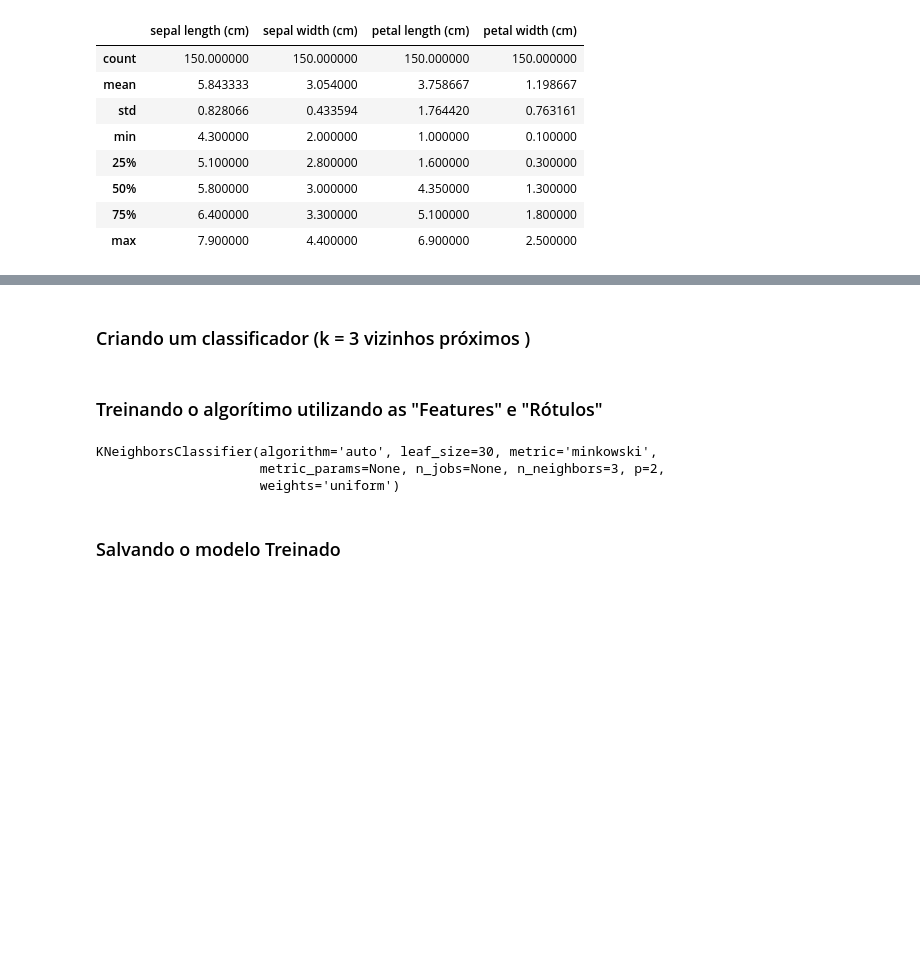
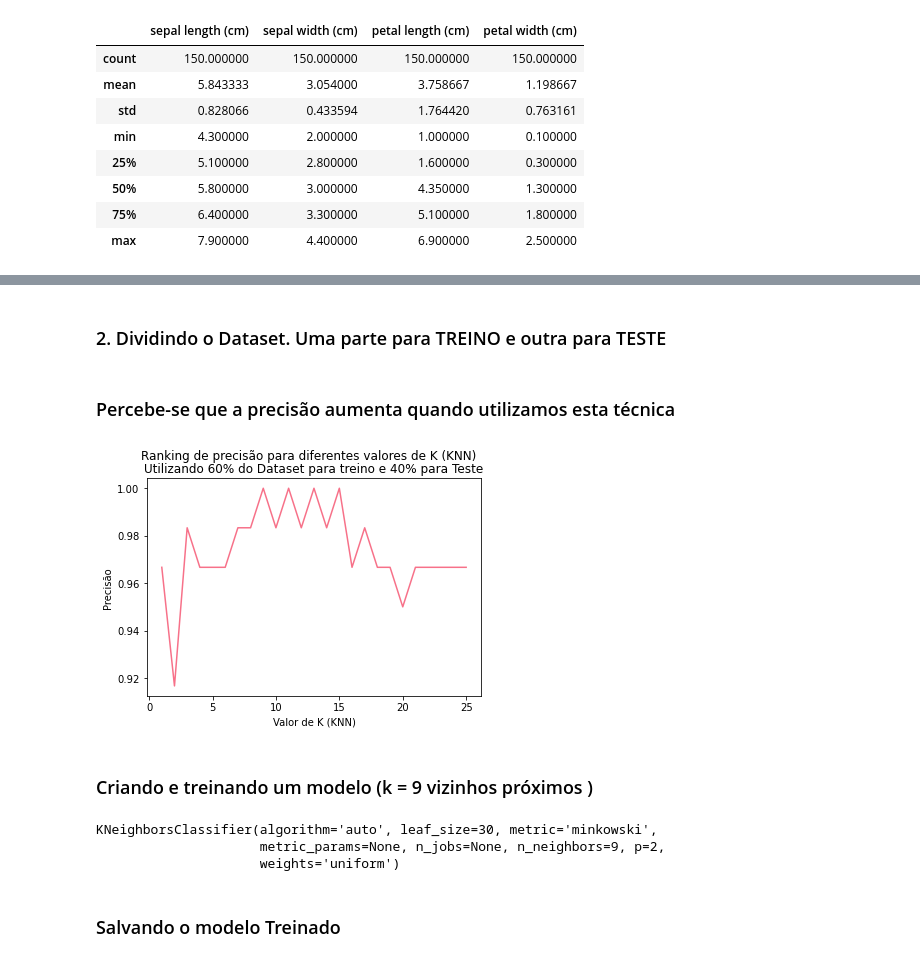
Before and after one commit to CarlosSalesNaturalTec/DS_ML_aprendizado_supervisionado_classificacao_KNN, a Jupyter notebook: exemplo_iris_dataset.ipynb, the cells around one changed output, grey strips where cells are left out. Saved outputs shown, nothing was run; the diff lists cells and outputs as text; code cells hidden in the pictures; blank space fills up the shorter version.

```diff
--- a/exemplo_iris_dataset.ipynb
+++ b/exemplo_iris_dataset.ipynb
@@ -88,15 +142,38 @@ y = np.array(df.target) ##somente a coluna "target"
+# %% [markdown]
+### 2. Dividindo o Dataset. Uma parte para TREINO e outra para TESTE
+# %%
+# 60% do Dataset será usado para Treino e 40% para Testes
+x_train, x_test, y_train, y_test = train_test_split(x, y, test_size=0.4, random_state=5)
+# %% [markdown]
+### Percebe-se que a precisão aumenta quando utilizamos esta técnica
+# %%
+# Verificando a precisão da predição com diferentes valores de K
+k_range = list(range(1,26))
+scores = []
+for k in k_range:
+    knn = KNeighborsClassifier(n_neighbors=k)
+    knn.fit(x_train, y_train)
+    y_pred = knn.predict(x_test)
+    precisao = metrics.accuracy_score(y_test, y_pred)
+    scores.append(precisao)
+
+plt.plot(k_range, scores)
+plt.xlabel('Valor de K (KNN)')
+plt.ylabel('Precisão')
+plt.suptitle('Ranking de precisão para diferentes valores de K (KNN)')
+plt.title("Utilizando 60% do Dataset para treino e 40% para Teste")
+plt.show()
+# %% [output]
+[figure, added]
 # %% [markdown]
-### Criando um classificador (k = 3 vizinhos próximos )
+### Criando e treinando um modelo (k = 9 vizinhos próximos )
 # %%
-knn = KNeighborsClassifier(n_neighbors=3)
+knn = KNeighborsClassifier(n_neighbors=9)
+knn.fit(x, y)
+# %% [output]
+KNeighborsClassifier(algorithm='auto', leaf_size=30, metric='minkowski',
+                     metric_params=None, n_jobs=None, n_neighbors=9, p=2,
+                     weights='uniform')
-# %% [markdown]
-### Treinando o algorítimo utilizando as "Features" e "Rótulos"
-# %%
-knn.fit(x,y)
-# %% [output]
-KNeighborsClassifier(algorithm='auto', leaf_size=30, metric='minkowski',
-                     metric_params=None, n_jobs=None, n_neighbors=3, p=2,
-                     weights='uniform')
 # %% [markdown]
 ### Salvando o modelo Treinado
 # %%
```
Also changed, not shown: parts of 22 cells of this notebook, 2 other files.
